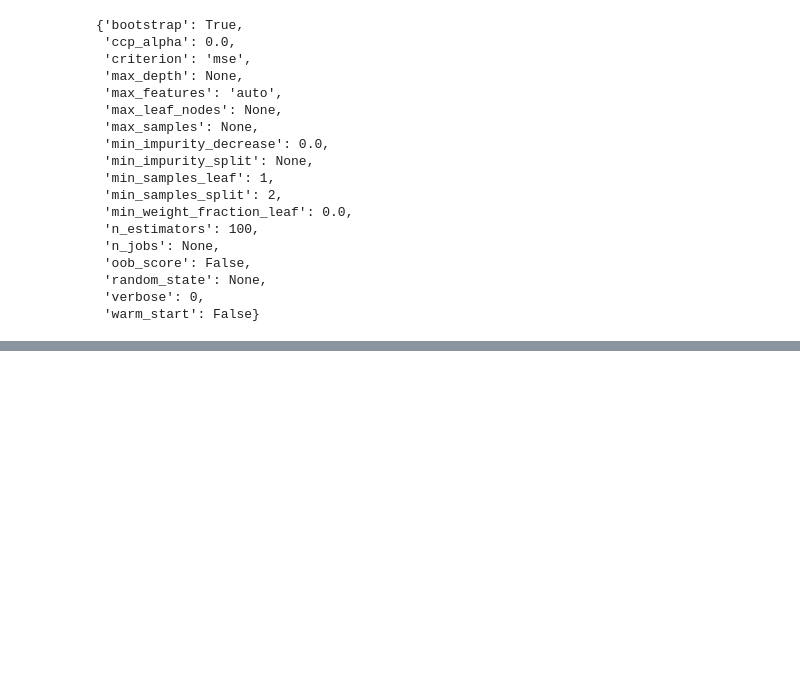
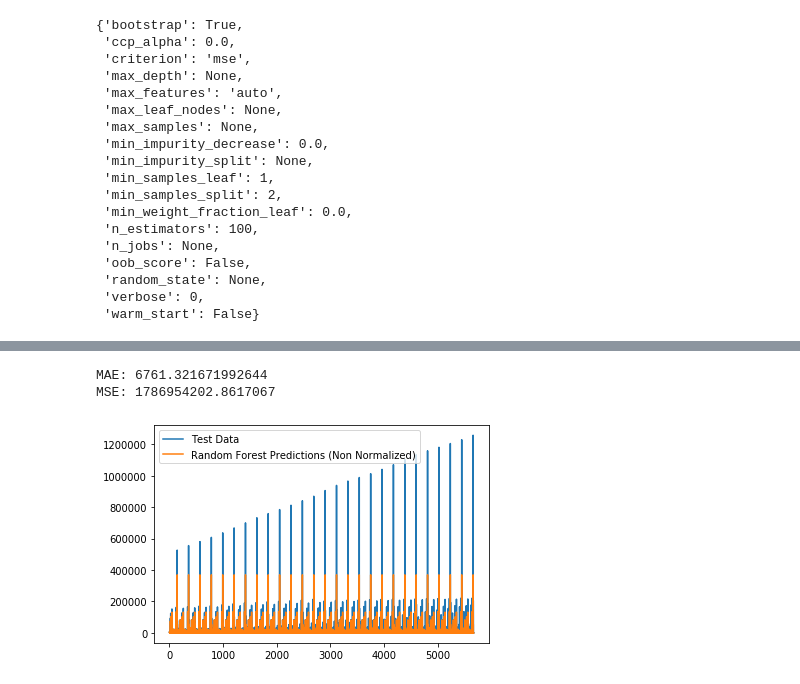
Before and after one commit to EduRibeiro00/CovidForecast-feup-iart, a Jupyter notebook: proj2/covid_analysis_rf.ipynb, the cells around one changed output, grey strips where cells are left out. Drawn from its saved outputs; the diff is of its cells as text; code cells hidden in the pictures; blank space fills up the shorter version.

Commit message:
Added prediction with non normalized values

```diff
--- a/proj2/covid_analysis_rf.ipynb
+++ b/proj2/covid_analysis_rf.ipynb
@@ -158,2 +149,4 @@ plt.legend()
 # %%
 # fazer modelo com Lat e Long
+inputs_non_norm = df[["Lat", "Long", "Num_days_from_begin"]].values
+inputs_non_norm
@@ -159,0 +161,15 @@ plt.legend()
+# %%
+# divide in training and testing sets
+non_norm_in_conf_train, non_norm_in_conf_test, non_norm_out_conf_train, non_norm_out_conf_test = train_test_split(inputs_non_norm, outputs, test_size=0.25, shuffle=False)
+# %%
+rf_estimator.fit(non_norm_in_conf_train, non_norm_out_conf_train)
+rf_estimator_pred_non_norm = rf_estimator.predict(non_norm_in_conf_test)
+plt.plot(non_norm_out_conf_test)
+plt.plot(rf_estimator_pred_non_norm)
+plt.legend(['Test Data', 'Random Forest Predictions (Non Normalized)'])
+print('MAE:', mean_absolute_error(out_conf_test, rf_estimator_pred))
+print('MSE:',mean_squared_error(out_conf_test, rf_estimator_pred))
+# %% [output]
+MAE: 6761.321671992644
+MSE: 1786954202.8617067
+[figure, added]
```
Also changed, not shown: parts of 7 cells of this notebook.
